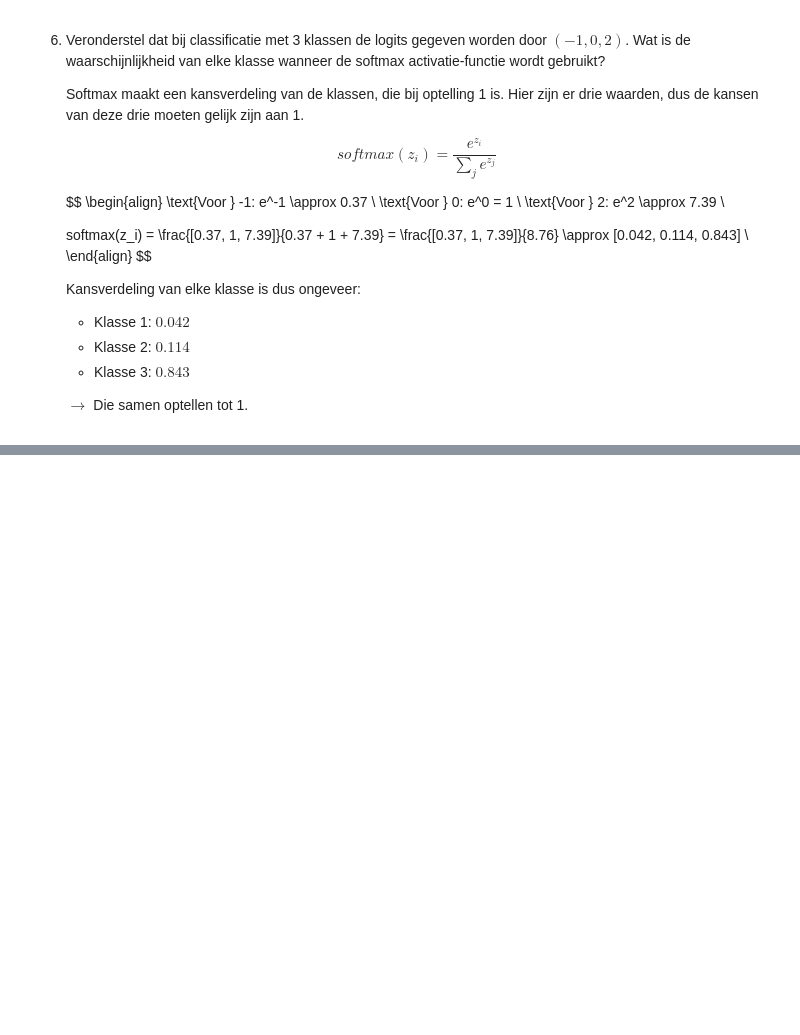
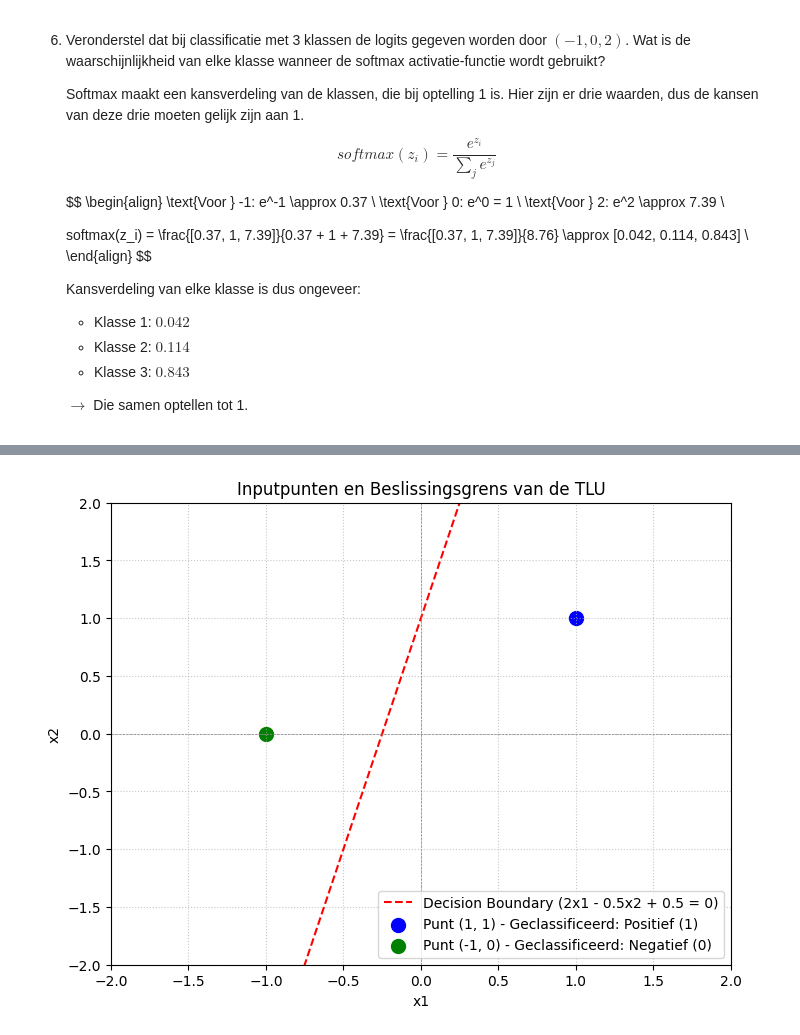
Before and after one commit to Bataklik/Deep_Learning_Exercises, a Jupyter notebook: voorbeeldexamen/theorie-vragen/hfd-10.ipynb, the cells around one changed output, grey strips where cells are left out. Cells and saved outputs as stored; diff of their text form; code cells hidden in the pictures; blank space fills up the shorter version.

```diff
--- a/voorbeeldexamen/theorie-vragen/hfd-10.ipynb
+++ b/voorbeeldexamen/theorie-vragen/hfd-10.ipynb
@@ -366,0 +393,27 @@ $$
+# %%
+import matplotlib.pyplot as plt
+import numpy as np
+
+x1_values = np.linspace(-2, 2, 100) # Bereik voor x1
+x2_boundary = 4 * x1_values + 1     # Bereken x2 voor de grens
+
+plt.figure(figsize=(8, 6))
+plt.plot(x1_values, x2_boundary, 'r--', label='Decision Boundary (2x1 - 0.5x2 + 0.5 = 0)')
+
+# Plot de inputpunten
+plt.scatter(1, 1, color='blue', s=100, label='Punt (1, 1) - Geclassificeerd: Positief (1)')
+plt.scatter(-1, 0, color='green', s=100, label='Punt (-1, 0) - Geclassificeerd: Negatief (0)')
+
+plt.axhline(0, color='gray', linestyle='--', linewidth=0.5)
+plt.axvline(0, color='gray', linestyle='--', linewidth=0.5)
+
+plt.xlabel('x1')
+plt.ylabel('x2')
+plt.title('Inputpunten en Beslissingsgrens van de TLU')
+plt.grid(True, linestyle=':', alpha=0.7)
+plt.legend()
+plt.xlim(-2, 2)
+plt.ylim(-2, 2)
+plt.show()
+# %% [output]
+[figure, added]
```
Also changed, not shown: parts of 15 cells of this notebook.
